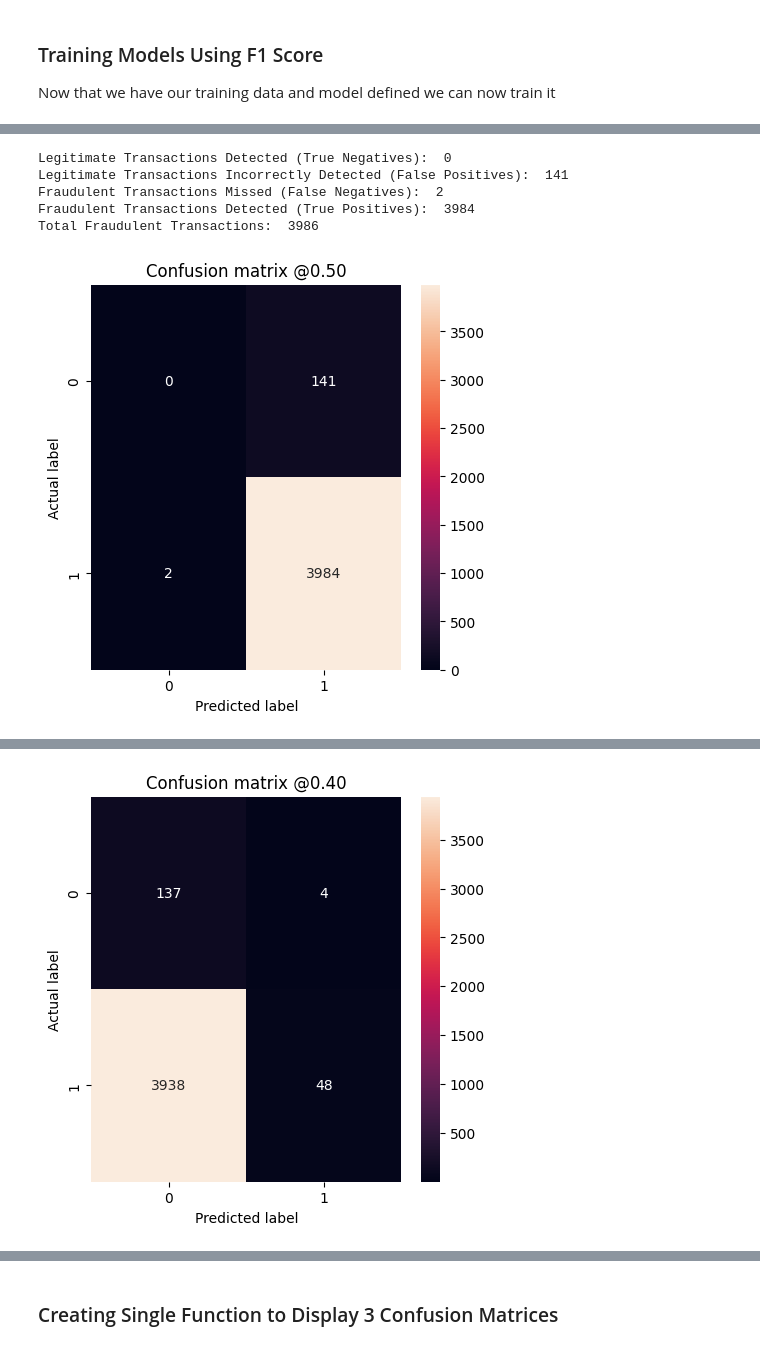
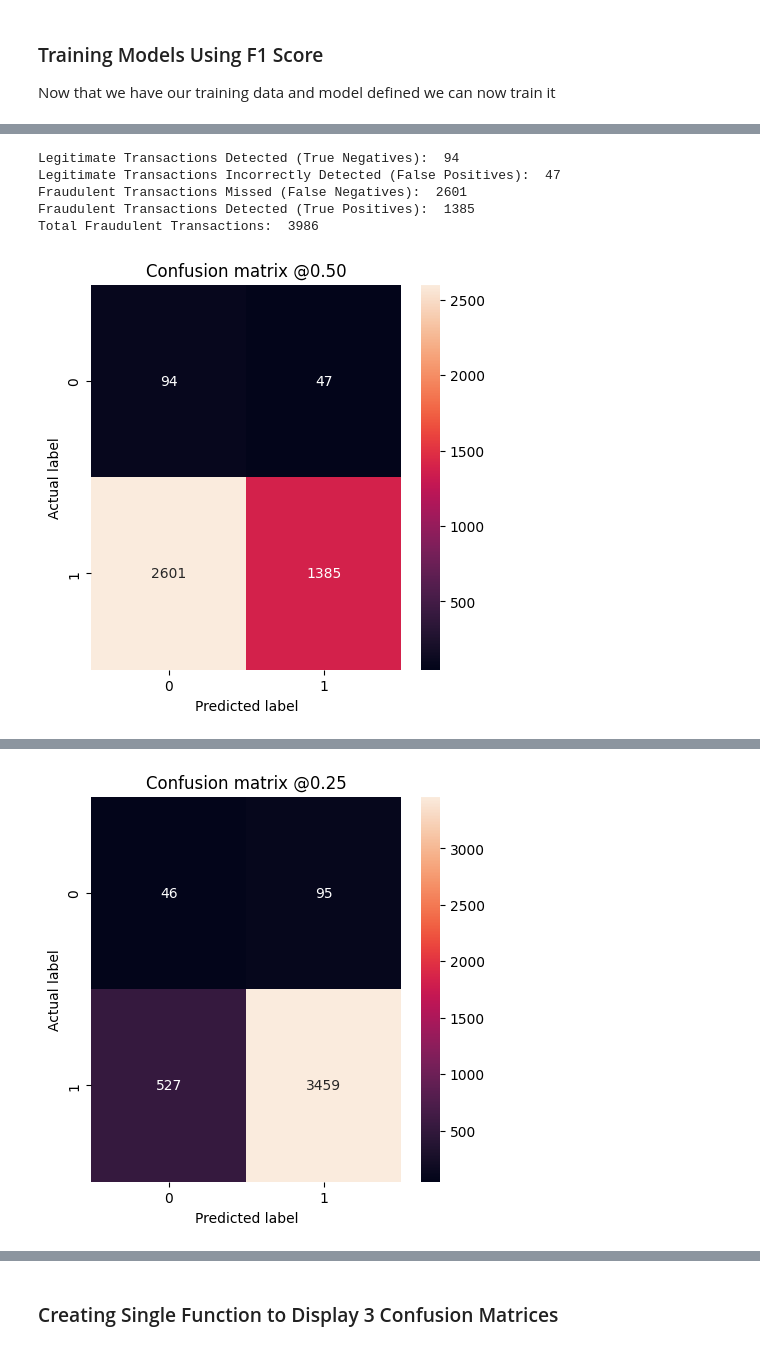
Before and after one commit to pinstripezebra/graffiti_prediction, a Jupyter notebook: model_training.ipynb, the cells around one changed output, grey strips where cells are left out. Cells and saved outputs as stored; diff of their text form; code cells hidden in the pictures.

Commit message:
updating model training

```diff
--- a/model_training.ipynb
+++ b/model_training.ipynb
@@ -213,8 +191,8 @@ file_list = [f for f in listdir(path) if isfile(join(path, f))]
 naive_model = create_model(image_height, image_width, "accuracy")
 
 
-# only training if the model doesnt already exist then
-if "naive_normal_model.pkl" not in file_list:
+# only training if the model doesnt already exist then train, otherwise load
+if "naive_model.pkl" not in file_list:
   naive_history = naive_model.fit(
     train_ds,
     validation_data=val_ds,
@@ -222,3 +200,5 @@ if "naive_normal_model.pkl" not in file_list:
   )
   joblib.dump(naive_model, './models/naive_model.pkl')
   pd.DataFrame(naive_history.history).to_csv('./history/naive_history.csv')
+else:
+  naive_model = model = joblib.load("./models/naive_model.pkl")
@@ -266,7 +231,7 @@ Total Fraudulent Transactions:  3986
 
 Now that we have our training data and model defined we can now train it
 # %%
-low_threshold, medium__threshold, high_threshold = 0.25, 0.5, 0.75
+low_threshold, medium_threshold, high_threshold = 0.25, 0.5, 0.75
 # Initializing and compiling models
 normal_threshold_model = create_model(image_height, image_width,
                                       tfa.metrics.F1Score(num_classes = 2, threshold = low_threshold, average="micro"))
@@ -277,12 +242,12 @@ high_threshold_model = create_model(image_height, image_width,
 
 # only training if the model doesnt already exist then
 if "normal_model.pkl" not in file_list:
-  history = my_model.fit(
+  history = normal_threshold_model.fit(
     train_ds,
     validation_data=val_ds,
     epochs=5
   )
-  joblib.dump(my_model, './models/my_model.pkl')
+  joblib.dump(normal_threshold_model, './models/my_model.pkl')
   # Writing history to csv
   pd.DataFrame(history.history).to_csv('./history/medium_threshold_history.csv')
 if "low_threshold_model.pkl" not in file_list:
@@ -333,15 +296,15 @@ predictions, labels = make_predictions(my_model, val_ds, 0.5)
 # %%
 # Generating confusion matrix on test set
-plot_cm(labels, predictions, 0.5)
+plot_cm(labels, predictions, medium_threshold)
 # %% [output]
-Legitimate Transactions Detected (True Negatives):  0
-Legitimate Transactions Incorrectly Detected (False Positives):  141
-Fraudulent Transactions Missed (False Negatives):  2
-Fraudulent Transactions Detected (True Positives):  3984
+Legitimate Transactions Detected (True Negatives):  94
+Legitimate Transactions Incorrectly Detected (False Positives):  47
+Fraudulent Transactions Missed (False Negatives):  2601
+Fraudulent Transactions Detected (True Positives):  1385
 Total Fraudulent Transactions:  3986
-[figure, old version]
+[figure, new version]
 # %%
-low_threshold_predictions, low_threshold_labels = make_predictions(low_threshold_model, val_ds, 0.4)
+low_threshold_predictions, low_threshold_labels = make_predictions(low_threshold_model, val_ds, low_threshold)
 # Generating confusion matrix on test set
-plot_cm(low_threshold_labels, low_threshold_predictions, 0.4)
+plot_cm(low_threshold_labels, low_threshold_predictions, low_threshold)
 # %% [output]
@@ -364,3 +327,3 @@ Fraudulent Transactions Detected (True Positives):  48
 Total Fraudulent Transactions:  3986
-[figure, old version]
+[figure, new version]
 # %%
```
Also changed, not shown: parts of 14 cells of this notebook.
